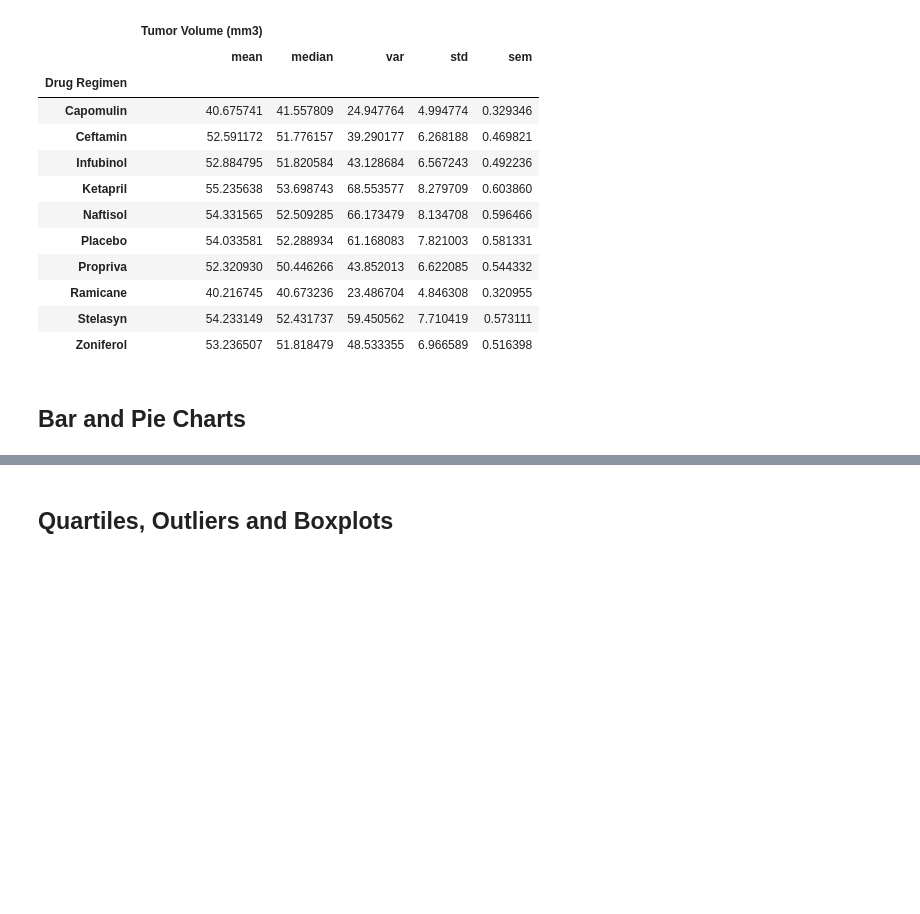
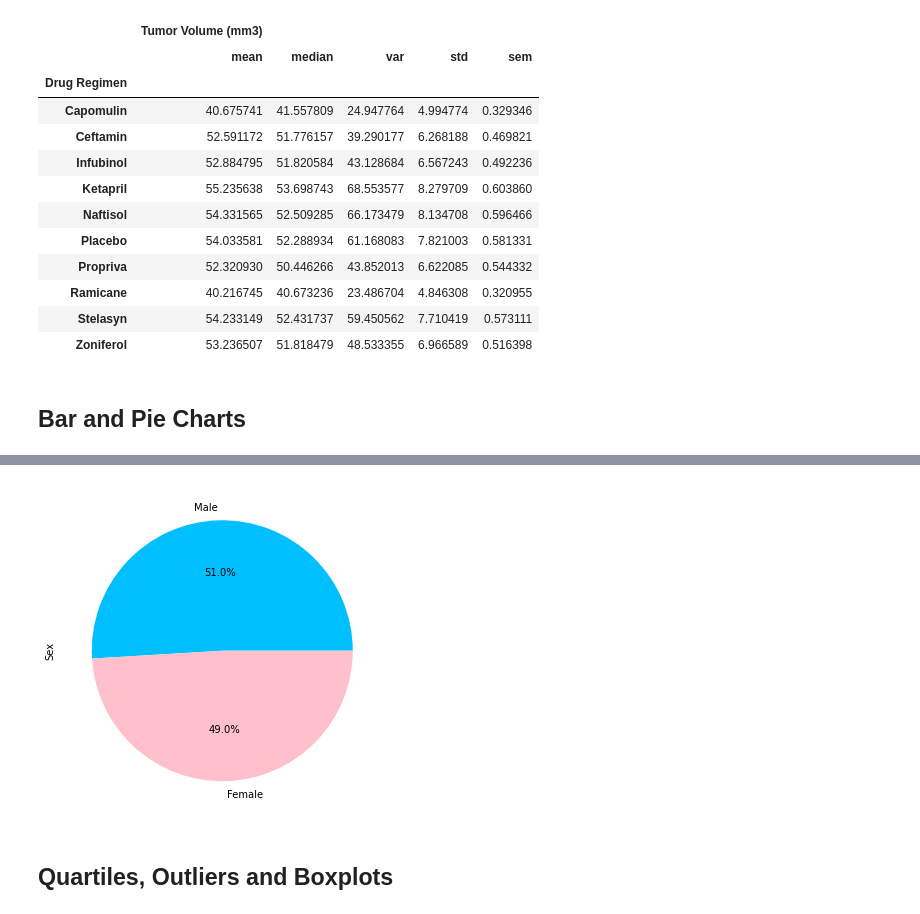
Before and after one commit to elz-harri/05-Matplotlib-Challenge, a Jupyter notebook: Pymaceuticals/matplotlib.ipynb, the cells around one changed output, grey strips where cells are left out. Saved outputs shown, nothing was run; the diff lists cells and outputs as text; code cells hidden in the pictures; blank space fills up the shorter version.

```diff
--- a/Pymaceuticals/matplotlib.ipynb
+++ b/Pymaceuticals/matplotlib.ipynb
@@ -123,3 +178,18 @@ summary_table
+# %%
+# Generate a pie plot showing the distribution of female versus male mice using pandas
+sex_group = mouse_study.groupby('Sex')
+sex_group
+
+count_sex = sex_group['Sex'].count()
+
+count_sex1 = mouse_study['Sex'].value_counts()
+
+count_sex1
+
+# Labels for the sections of our pie chart
+sex_plot = count_sex1.plot(kind='pie', subplots=True, figsize=(11, 6), autopct='%1.1f%%', colors = ['deepskyblue', 'pink'] )
+# %% [output]
+[figure, added]
 # %%
 # Generate a pie plot showing the distribution of female versus male mice using pyplot
 # %% [markdown]
```
Also changed, not shown: parts of 5 cells of this notebook.
